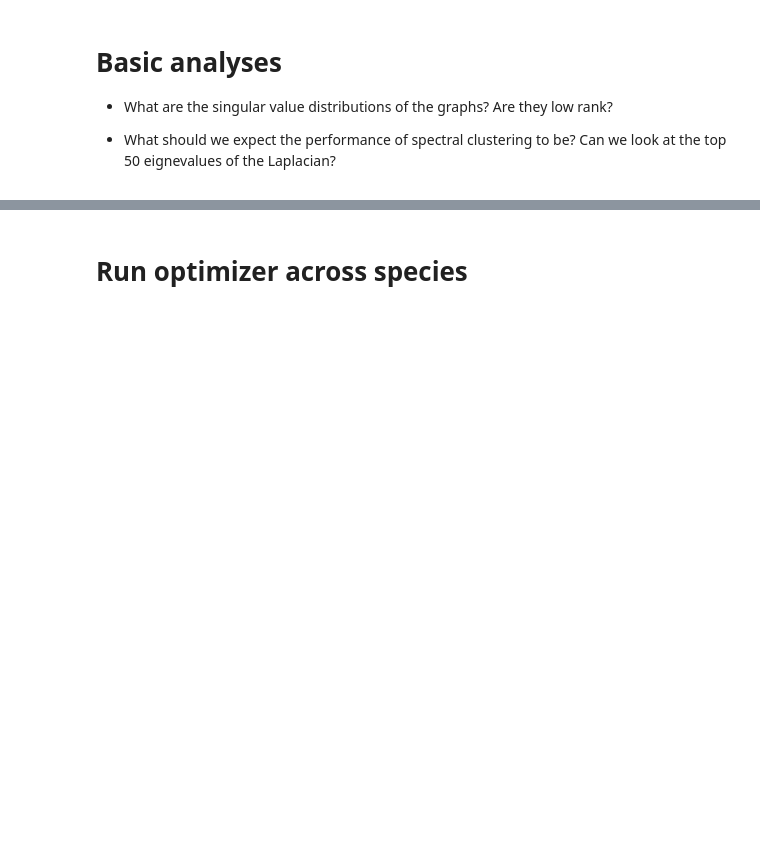
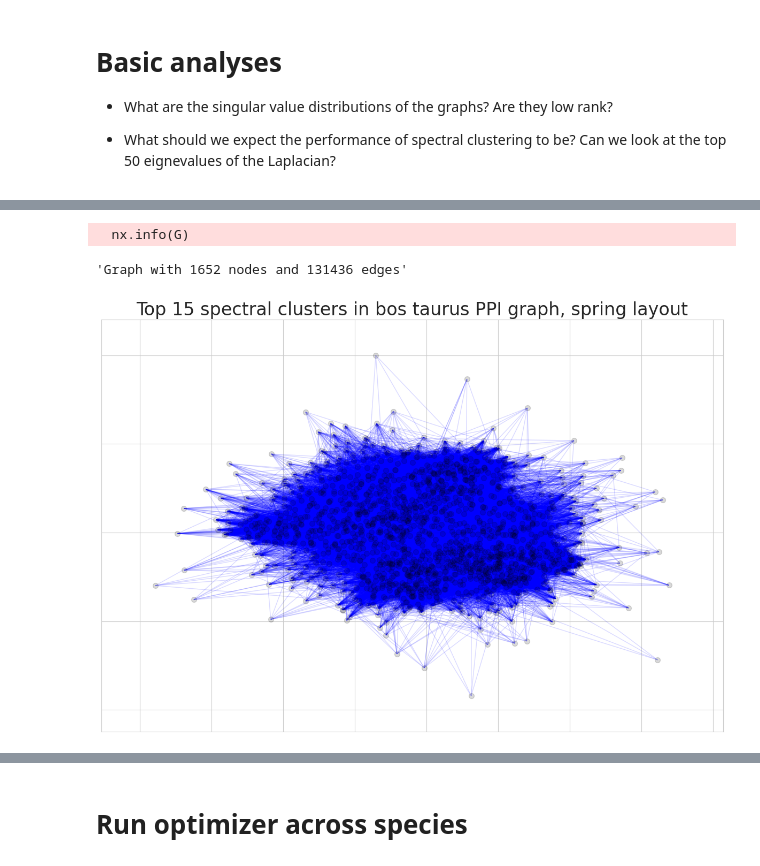
Before and after one commit to akhiljalan/cellag-misc, a Jupyter notebook: ppi-3-multiple-species.ipynb, the cells around one changed output, grey strips where cells are left out. Cells and saved outputs as stored; diff of their text form; code cells hidden in the pictures; blank space fills up the shorter version.

```diff
--- a/ppi-3-multiple-species.ipynb
+++ b/ppi-3-multiple-species.ipynb
@@ -49,0 +165,9 @@ adj_mats_dict = {idx: load_ppi_mat(idx) for idx in species_ids_good}
+# %%
+subgraph_adj_dense = subgraph_adj.todense()[:, node_indices_to_plot]
+# %%
+G = nx.from_numpy_array(subgraph_adj_dense)
+# %%
+nx.info(G)
+# %% [output]
+  nx.info(G)
+'Graph with 1652 nodes and 131436 edges'
@@ -49,0 +176,11 @@ adj_mats_dict = {idx: load_ppi_mat(idx) for idx in species_ids_good}
+# %%
+spring_layout = nx.spring_layout(G)
+# %%
+sns.set_style('whitegrid')
+# %%
+nx.draw_networkx(G, pos=spring_layout, with_labels=False, node_size=50,
+                 alpha=0.15, edge_color='blue', node_color='black')
+plt.title(f'Top {num_clusters_cutoff} spectral clusters in bos taurus PPI graph, spring layout')
+plt.savefig(f'figs/ppi-summary-stats/bos_taurus_{num_clusters_cutoff}_clusters.png', dpi=500.0)
+# %% [output]
+[figure, added]
```
Also changed, not shown: parts of 34 cells of this notebook, 4 other files.
